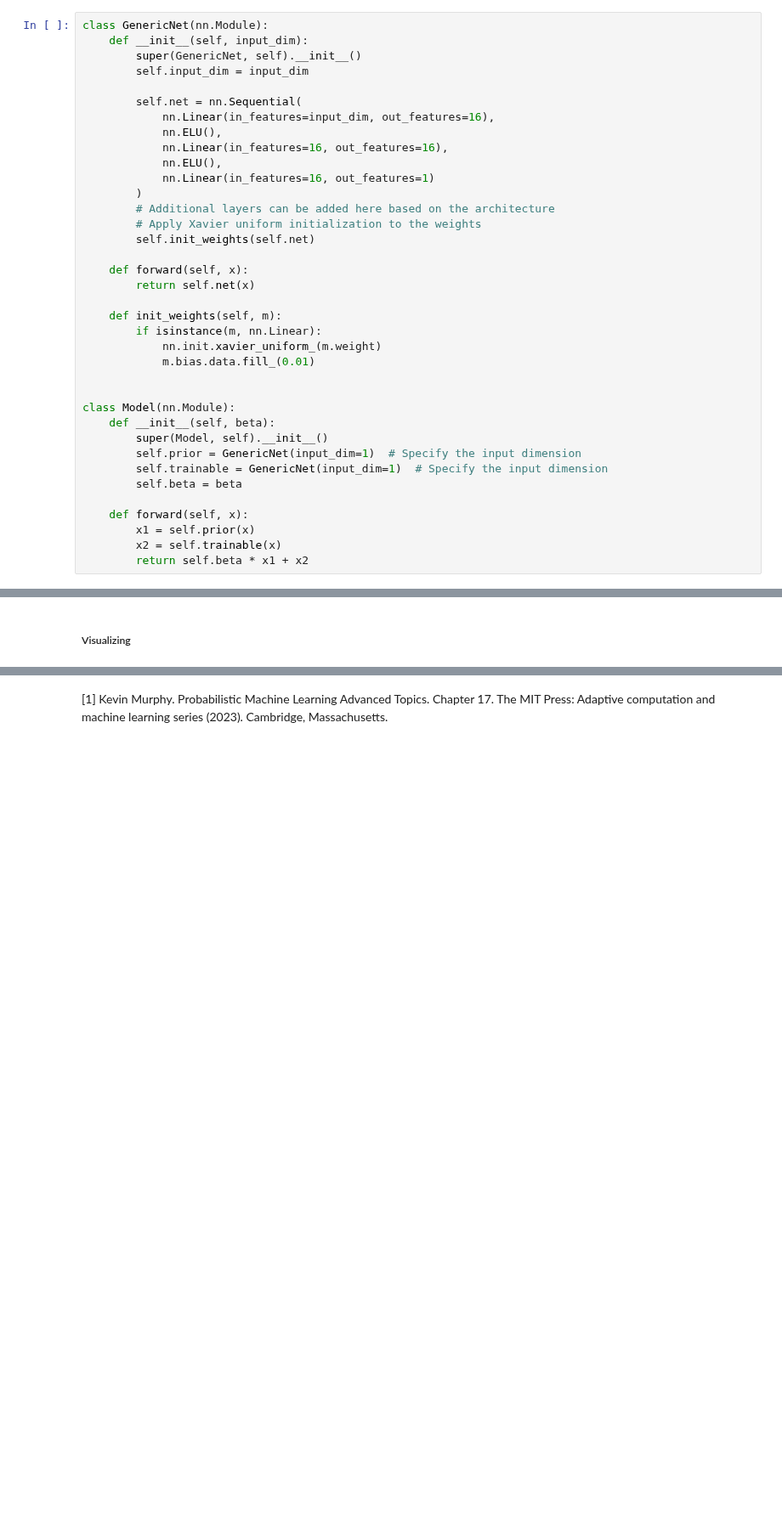
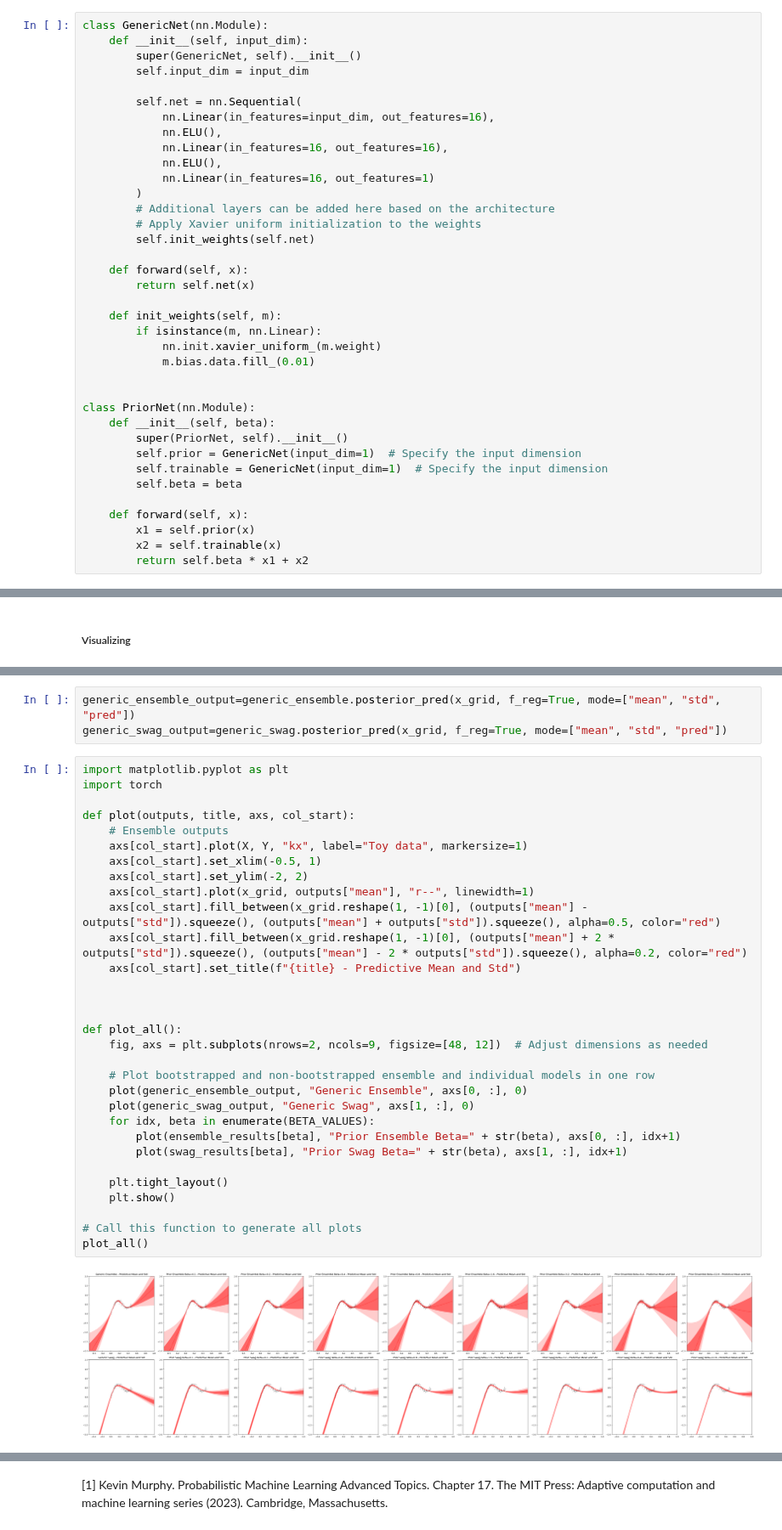
Before and after one commit to lbai-lab/push, a Jupyter notebook: docs/source/tutorials/02_Uncertainty_Quantification/prior.ipynb, the cells around one changed output, grey strips where cells are left out. Shown at 85% size. Drawn from its saved outputs; the diff is of its cells as text; blank space fills up the shorter version.

```diff
--- a/docs/source/tutorials/02_Uncertainty_Quantification/prior.ipynb
+++ b/docs/source/tutorials/02_Uncertainty_Quantification/prior.ipynb
@@ -76,9 +76,9 @@ class GenericNet(nn.Module):
             m.bias.data.fill_(0.01)
 
 
-class Model(nn.Module):
+class PriorNet(nn.Module):
     def __init__(self, beta):
-        super(Model, self).__init__()
+        super(PriorNet, self).__init__()
         self.prior = GenericNet(input_dim=1)  # Specify the input dimension
         self.trainable = GenericNet(input_dim=1)  # Specify the input dimension
         self.beta = beta
@@ -158,0 +242,36 @@ plt.show()
+# %%
+generic_ensemble_output=generic_ensemble.posterior_pred(x_grid, f_reg=True, mode=["mean", "std", "pred"])
+generic_swag_output=generic_swag.posterior_pred(x_grid, f_reg=True, mode=["mean", "std", "pred"])
+# %%
+import matplotlib.pyplot as plt
+import torch
+
+def plot(outputs, title, axs, col_start):
+    # Ensemble outputs
+    axs[col_start].plot(X, Y, "kx", label="Toy data", markersize=1)
+    axs[col_start].set_xlim(-0.5, 1)
+    axs[col_start].set_ylim(-2, 2)
+    axs[col_start].plot(x_grid, outputs["mean"], "r--", linewidth=1)
+    axs[col_start].fill_between(x_grid.reshape(1, -1)[0], (outputs["mean"] - outputs["std"]).squeeze(), (outputs["mean"] + outputs["std"]).squeeze(), alpha=0.5, color="red")
+    axs[col_start].fill_between(x_grid.reshape(1, -1)[0], (outputs["mean"] + 2 * outputs["std"]).squeeze(), (outputs["mean"] - 2 * outputs["std"]).squeeze(), alpha=0.2, color="red")
+    axs[col_start].set_title(f"{title} - Predictive Mean and Std")
+
+
+
+def plot_all():
+    fig, axs = plt.subplots(nrows=2, ncols=9, figsize=[48, 12])  # Adjust dimensions as needed
+
+    # Plot bootstrapped and non-bootstrapped ensemble and individual models in one row
+    plot(generic_ensemble_output, "Generic Ensemble", axs[0, :], 0)
+    plot(generic_swag_output, "Generic Swag", axs[1, :], 0)
+    for idx, beta in enumerate(BETA_VALUES):
+        plot(ensemble_results[beta], "Prior Ensemble Beta=" + str(beta), axs[0, :], idx+1)
+        plot(swag_results[beta], "Prior Swag Beta=" + str(beta), axs[1, :], idx+1)
+
+    plt.tight_layout()
+    plt.show()
+
+# Call this function to generate all plots
+plot_all()
+# %% [output]
+[figure, added]
```
Also changed, not shown: parts of 4 cells of this notebook, 3 other files.
